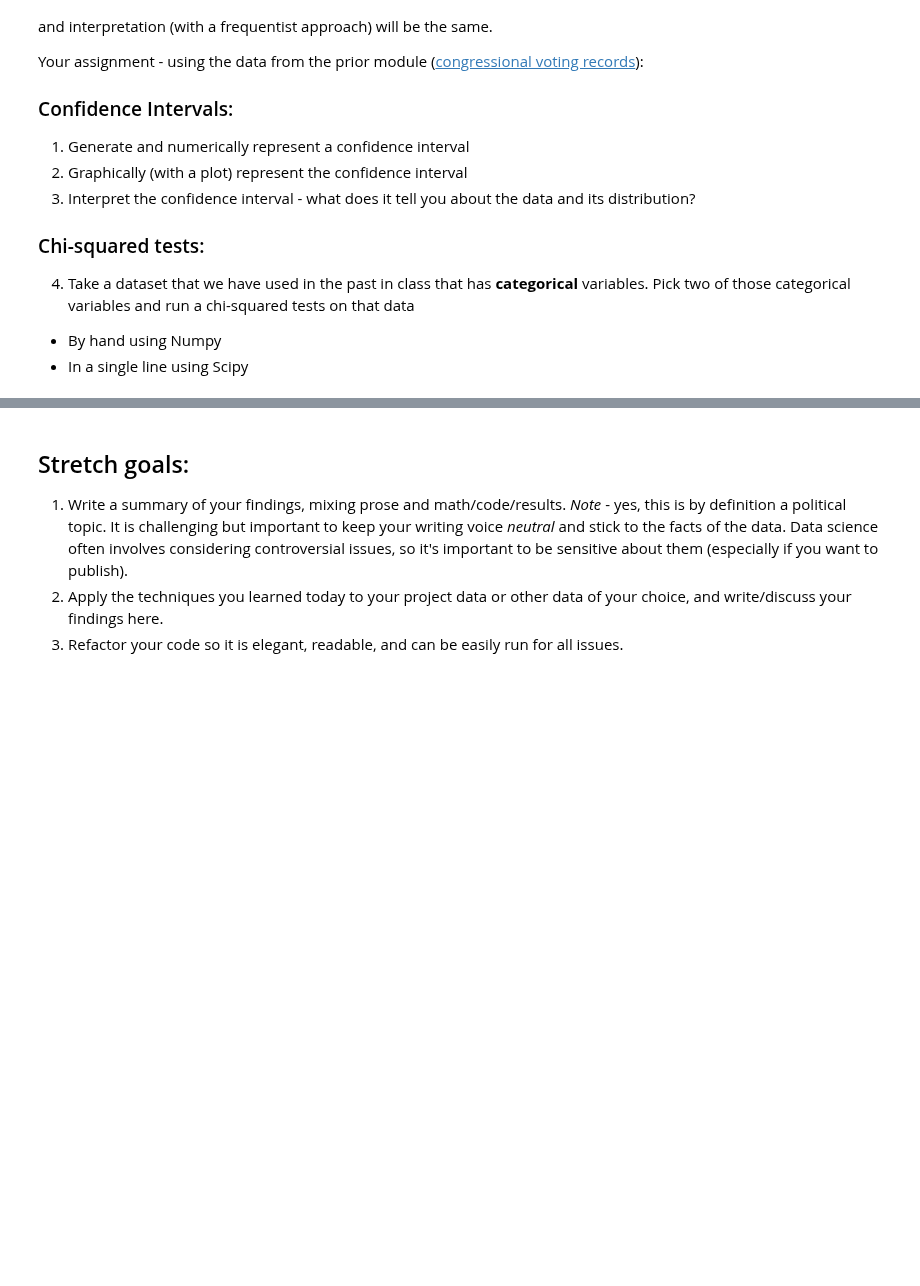
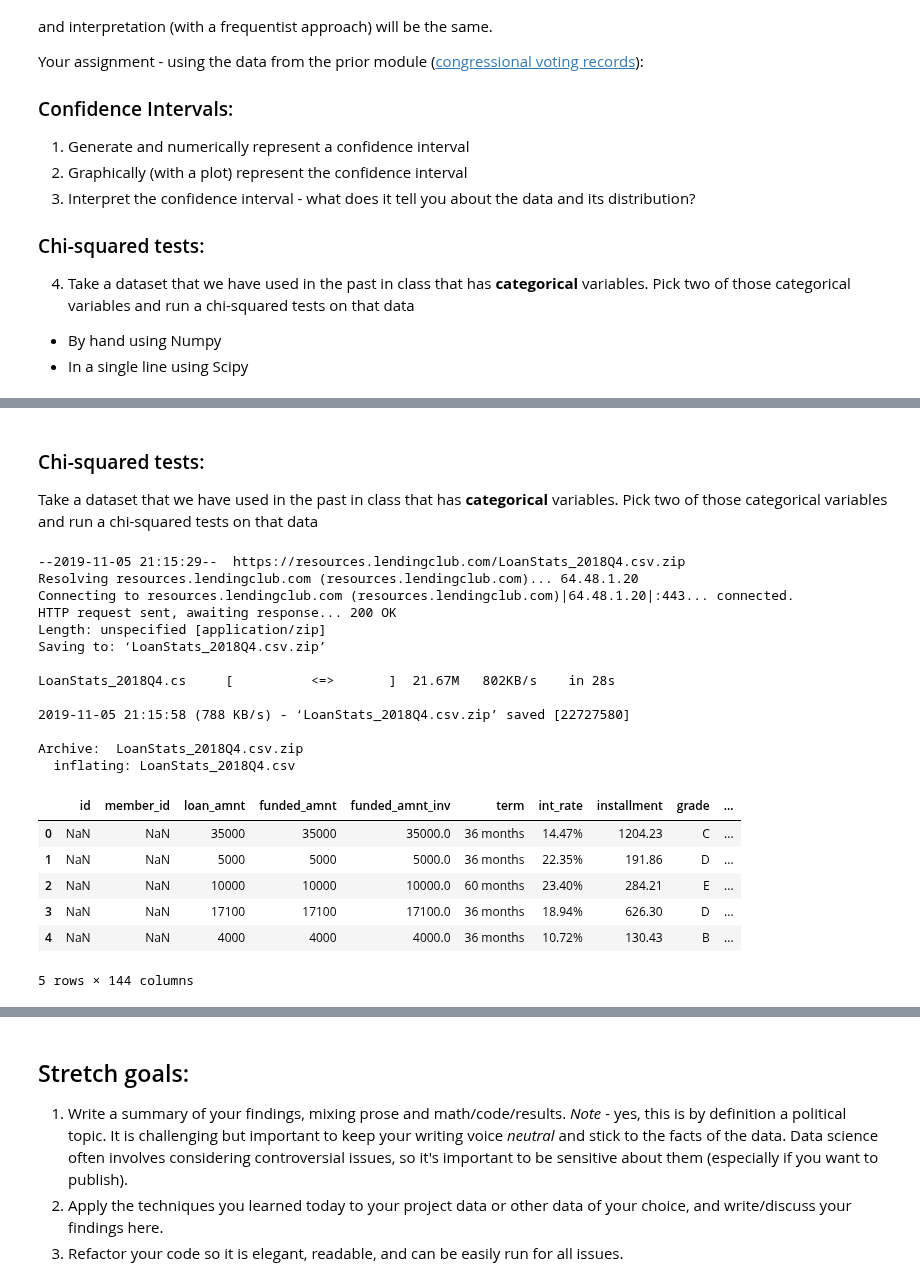
Before and after one commit to bloominstituteoftechnology/DS-Unit-1-Sprint-2-Statistics, a Jupyter notebook: module2/LS_DS_122_Sampling_Confidence_Intervals_and_Hypothesis_Testing_Assignment.ipynb, the cells around one changed output, grey strips where cells are left out. Saved outputs shown, nothing was run; the diff lists cells and outputs as text; code cells hidden in the pictures; blank space fills up the shorter version.

```diff
--- a/module2/LS_DS_122_Sampling_Confidence_Intervals_and_Hypothesis_Testing_Assignment.ipynb
+++ b/module2/LS_DS_122_Sampling_Confidence_Intervals_and_Hypothesis_Testing_Assignment.ipynb
@@ -31,0 +93,34 @@ Your assignment - using the data from the prior module ([congressional voting re
+# %% [markdown]
+### Chi-squared tests:
+Take a dataset that we have used in the past in class that has **categorical** variables. Pick two of those categorical variables and run a chi-squared tests on that data
+# %%
+# get the data
+!wget https://resources.lendingclub.com/LoanStats_2018Q4.csv.zip
+!unzip LoanStats_2018Q4.csv.zip
+
+# load the data into a dataframe, respecting header placement, ignoring the
+# excess information in the tail and suppressing the warning regarding the c
+# engine with our kwargs
+df = pd.read_csv('LoanStats_2018Q4.csv', header=1, skipfooter=2, engine='python')
+df.head()
+# %% [output]
+--2019-11-05 21:15:29--  https://resources.lendingclub.com/LoanStats_2018Q4.csv.zip
+Resolving resources.lendingclub.com (resources.lendingclub.com)... 64.48.1.20
+Connecting to resources.lendingclub.com (resources.lendingclub.com)|64.48.1.20|:443... connected.
+HTTP request sent, awaiting response... 200 OK
+Length: unspecified [application/zip]
+Saving to: ‘LoanStats_2018Q4.csv.zip’
+
+LoanStats_2018Q4.cs     [          <=>       ]  21.67M   802KB/s    in 28s
+
+2019-11-05 21:15:58 (788 KB/s) - ‘LoanStats_2018Q4.csv.zip’ saved [22727580]
+
+Archive:  LoanStats_2018Q4.csv.zip
+  inflating: LoanStats_2018Q4.csv
+|  | id | member_id | loan_amnt | funded_amnt | funded_amnt_inv | term | int_rate | installment | grade | ... |
+| 0 | NaN | NaN | 35000 | 35000 | 35000.0 | 36 months | 14.47% | 1204.23 | C | ... |
+| 1 | NaN | NaN | 5000 | 5000 | 5000.0 | 36 months | 22.35% | 191.86 | D | ... |
+| 2 | NaN | NaN | 10000 | 10000 | 10000.0 | 60 months | 23.40% | 284.21 | E | ... |
+| 3 | NaN | NaN | 17100 | 17100 | 17100.0 | 36 months | 18.94% | 626.30 | D | ... |
+| 4 | NaN | NaN | 4000 | 4000 | 4000.0 | 36 months | 10.72% | 130.43 | B | ... |
+5 rows × 144 columns
```
Also changed, not shown: parts of 18 cells of this notebook.
